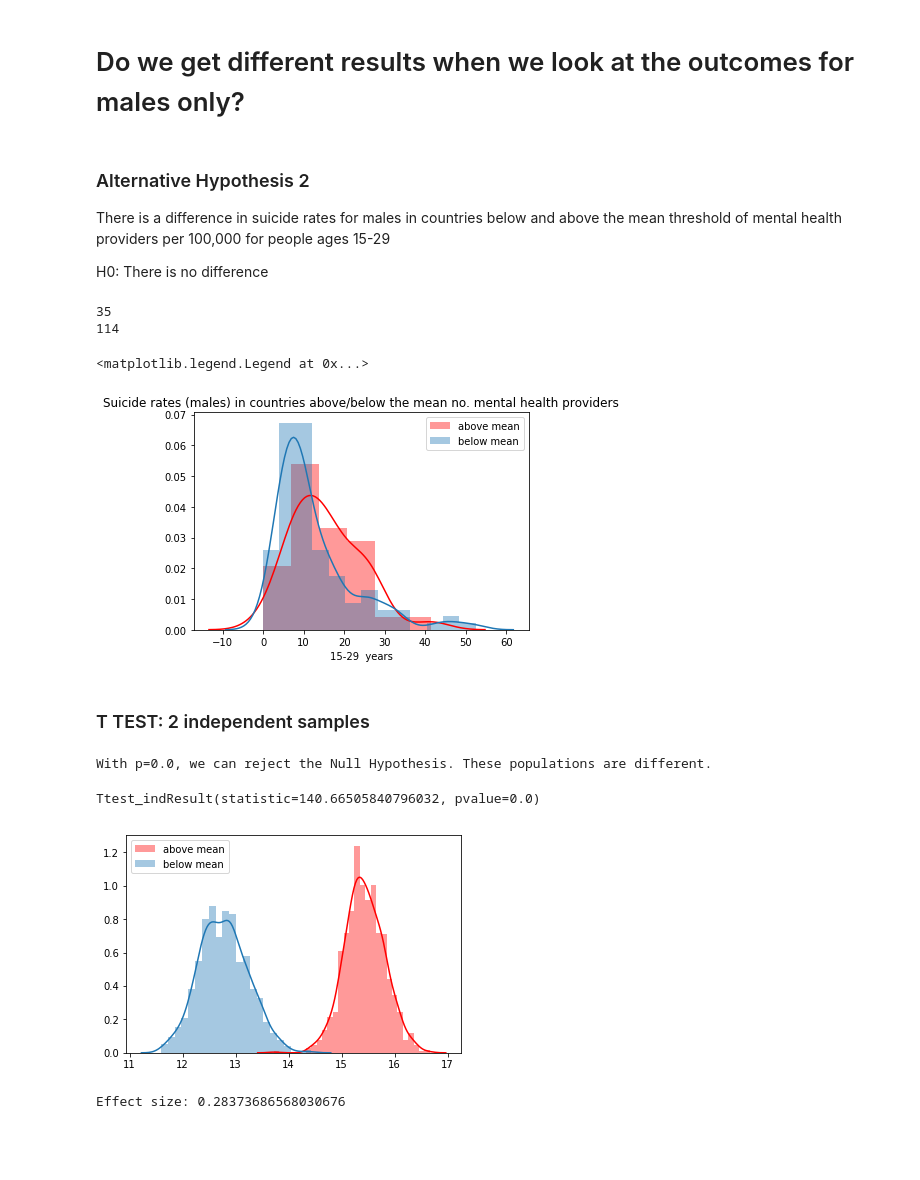
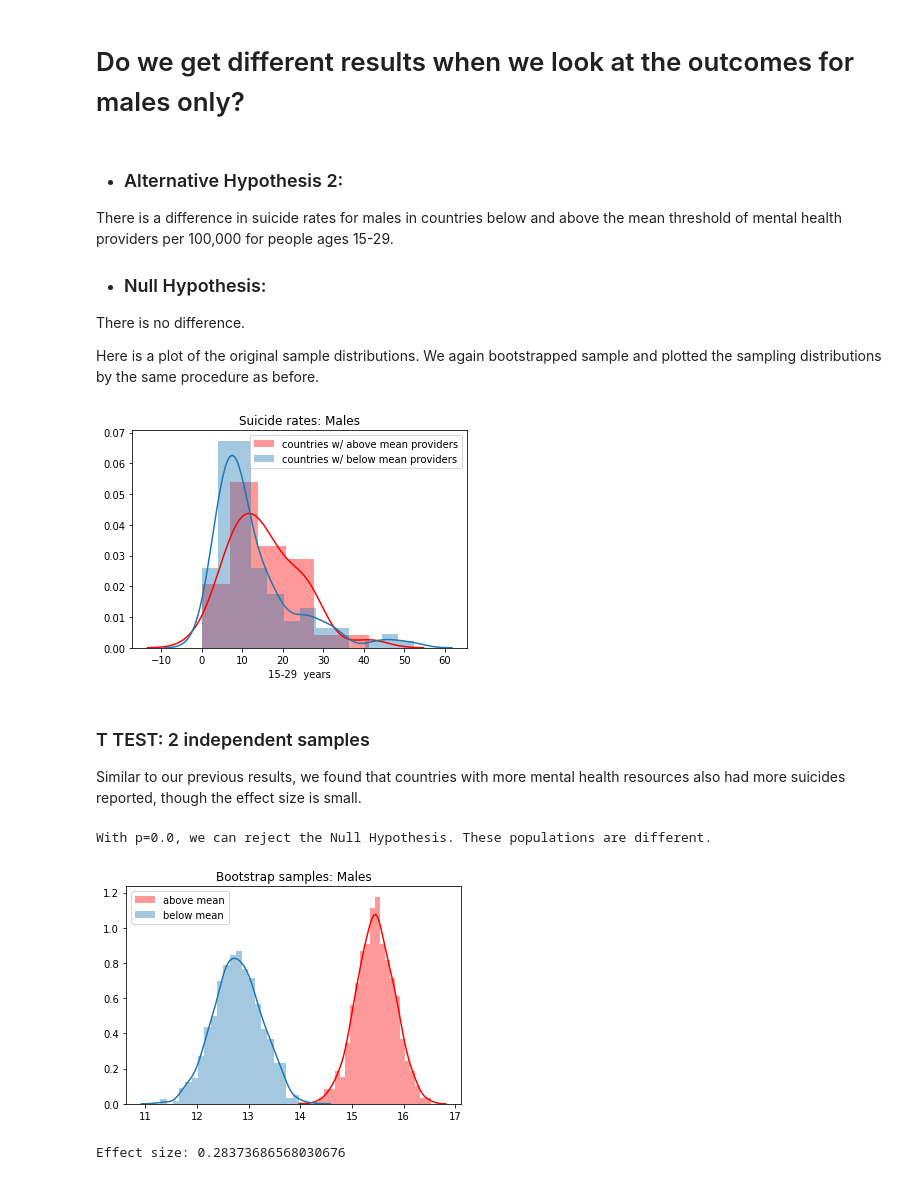
Before and after one commit to Dr-Salcedo/world_health_organization_mental_health_resource_study, a Jupyter notebook: notebooks/New Copy.ipynb, the cells around one changed output. Drawn from its saved outputs; the diff is of its cells as text; code cells hidden in the pictures; blank space fills up the shorter version.

```diff
--- a/notebooks/New Copy.ipynb
+++ b/notebooks/New Copy.ipynb
@@ -223,36 +221,37 @@ Effect size: 0.15328557489069433
 # %% [markdown]
 # Do we get different results when we look at the outcomes for males only?
 # %% [markdown]
-### Alternative Hypothesis 2
+* ### Alternative Hypothesis 2:
 
-There is a difference in suicide rates for males in countries below and above the mean threshold of mental health providers per 100,000 for people ages 15-29
+There is a difference in suicide rates for males in countries below and above the mean threshold of mental health providers per 100,000 for people ages 15-29.
 
-H0: There is no difference
+* ### Null Hypothesis:
+
+There is no difference.
+
+Here is a plot of the original sample distributions. We again bootstrapped sample and plotted the sampling distributions by the same procedure as before.
 # %%
-# After looking at the distributions, we again decided to bootstrap samples and create a sampling distribution to compare the populations
-
-print(len(df_suicide_rate_male_above))
-print(len(df_suicide_rate_male_below))
-
-sns.distplot(df_suicide_rate_male_above["15-29  years"], color='red', label="above mean")
-sns.distplot(df_suicide_rate_male_below["15-29  years"], label='below mean')
-plt.title("Suicide rates (males) in countries above/below the mean no. mental health providers")
+sns.distplot(df_suicide_rate_male_above["15-29  years"], color='red', label="countries w/ above mean providers")
+sns.distplot(df_suicide_rate_male_below["15-29  years"], label="countries w/ below mean providers")
+plt.title("Suicide rates: Males")
 plt.legend()
+plt.savefig("raw_dist_males")
 # %% [output]
-35
-114
-<matplotlib.legend.Legend at 0x...>
-[figure, old version]
+[figure, new version]
-# %% [markdown]
-### T TEST: 2 independent samples
+# %% [markdown]
+### T TEST: 2 independent samples
+
+Similar to our previous results, we found that countries with more mental health resources also had more suicides reported, though the effect size is small.
 # %%
 samp1=df_suicide_rate_male_above["15-29  years"]
 samp2=df_suicide_rate_male_below["15-29  years"]
 bootstrap_and_compare(samp1, samp2, num_bootstraps=1000, size_bootstraps=500)
+plt.title("Bootstrap samples: Males")
+plt.legend()
+plt.savefig("bootstrap_dist_males")
 # %% [output]
 With p=0.0, we can reject the Null Hypothesis. These populations are different.
-Ttest_indResult(statistic=140.66505840796032, pvalue=0.0)
-[figure, old version]
+[figure, new version]
 # %%
 effect_size = (mean(samp1) - mean(samp2)) / (sqrt((stdev(samp1) ** 2 + stdev(samp2) ** 2) / 2))
 
```
Also changed, not shown: parts of 23 cells of this notebook, 6 other files.
